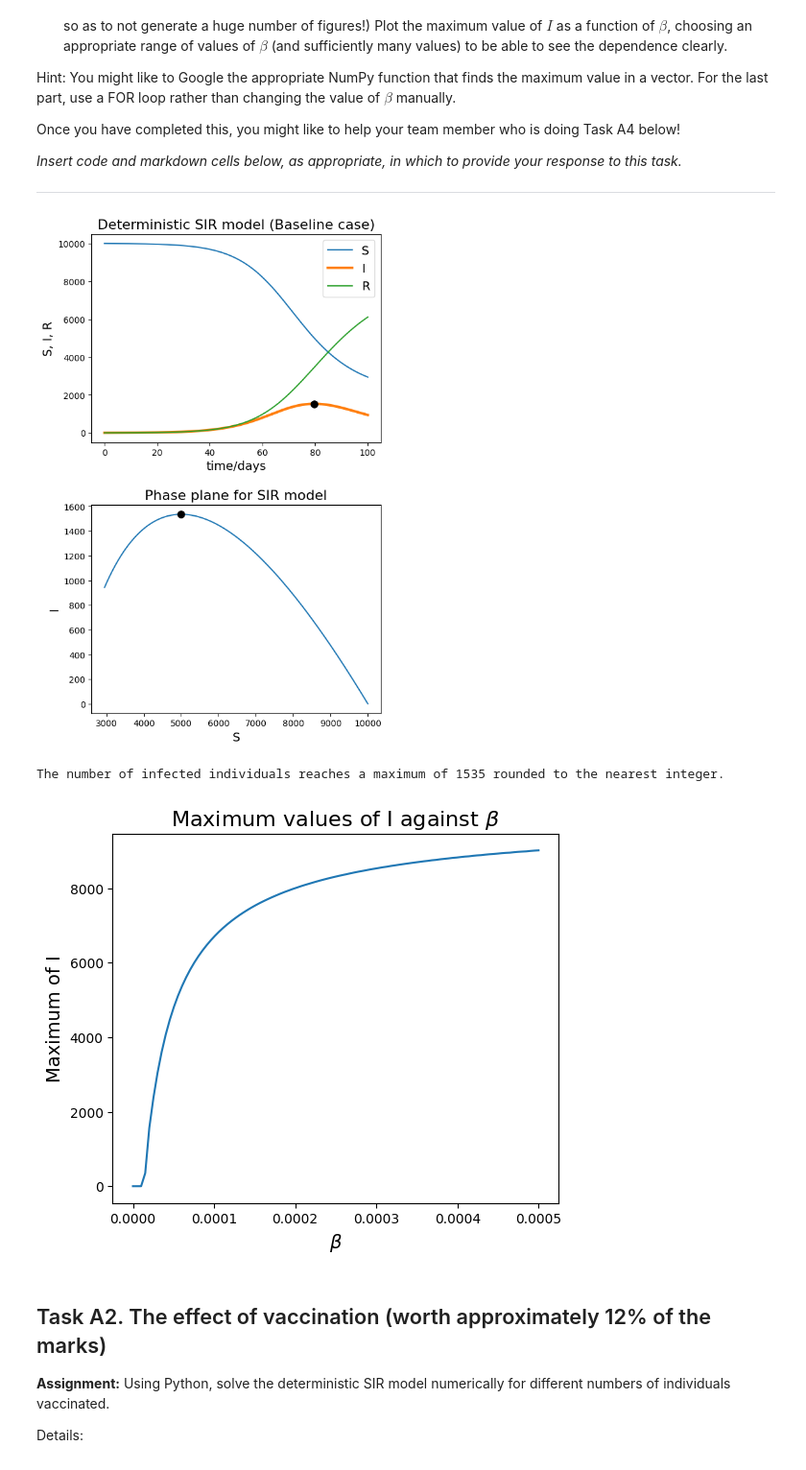
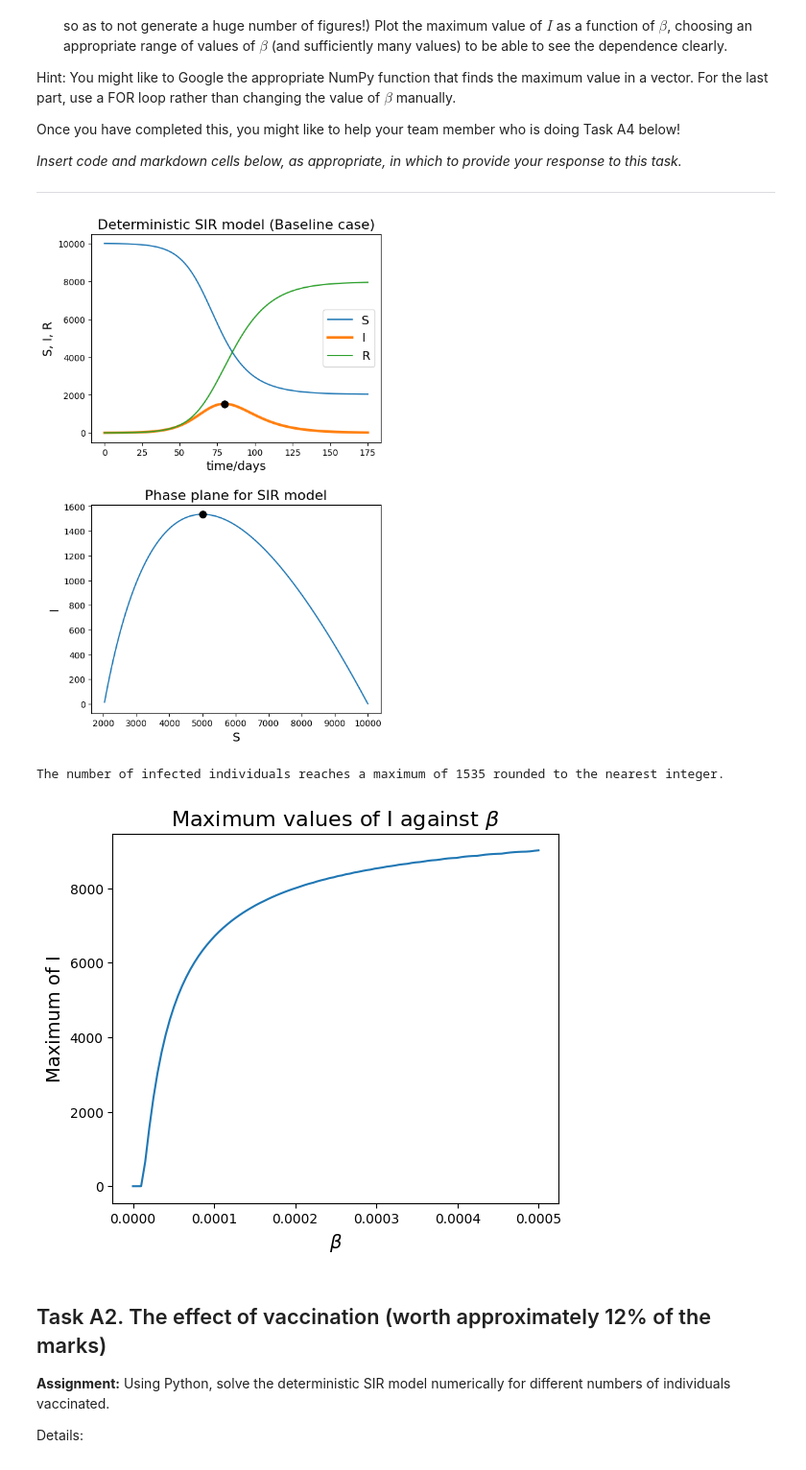
Before and after one commit to davebeansbeans/epidemiology-project, a Jupyter notebook: Epidemiology_Project_Specification.ipynb, the cells around one changed output. Shown: that part at 96% size. Drawn from its saved outputs; the diff is of its cells as text; code cells hidden in the pictures.

```diff
--- a/Epidemiology_Project_Specification.ipynb
+++ b/Epidemiology_Project_Specification.ipynb
@@ -66,7 +66,7 @@ def SIR(y, t, beta):
     return Sdot, Idot, Rdot
 
 # set up time grid for the solution
-tf = 100
+tf = 175
 Nsteps = 1000
 t = np.linspace(0, tf, Nsteps+1)
 
@@ -114,34 +114,34 @@ ax12.set_title("Phase plane for SIR model", fontsize = 16)
 plt.show()
 
 print(f'The number of infected individuals reaches a maximum of {int(np.floor(Imax))} rounded to the nearest integer.')
 
 # set up grid for betas
 nbetas = 100
 Imax_list = []
 betas = np.linspace(0, 5*(10**-4), nbetas)
 
 # repeat analysis for range of betas
 for i in range(0,nbetas):
     # call ODE solver
     y_sol = odeint(SIR, y0, t, (betas[i],))
 
     # extract I from the solution array y
     I = y_sol[:,1]
     Imax = I.max()
     Imax_list.append(Imax)
 
 # setting up figure and subplot for second plot
 fig2, ax21 = plt.subplots(figsize=(6,5))
 
 # plot max of I against beta
 ax21.plot(betas,np.array(Imax_list))
 ax21.set_xlabel("$\\beta$", fontsize=14)
 ax21.set_ylabel("Maximum of I", fontsize=14)
 ax21.set_title("Maximum values of I against $\\beta$", fontsize=16)
 
 plt.show()
 # %% [output]
-[figure, old version]
+[figure, new version]
 The number of infected individuals reaches a maximum of 1535 rounded to the nearest integer.
 [figure]
 # %% [markdown]
```
